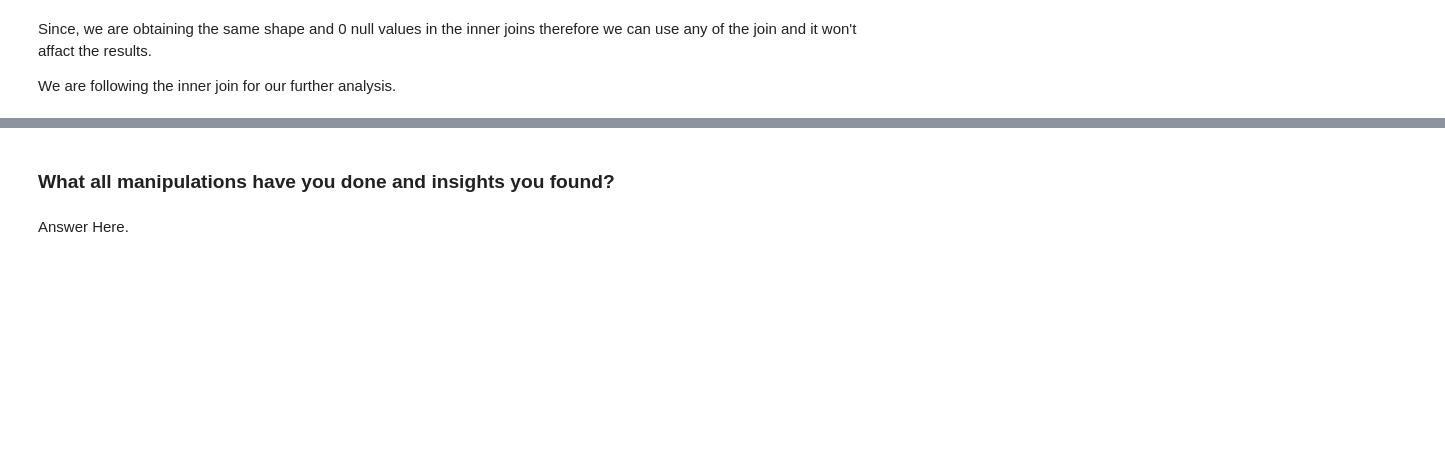
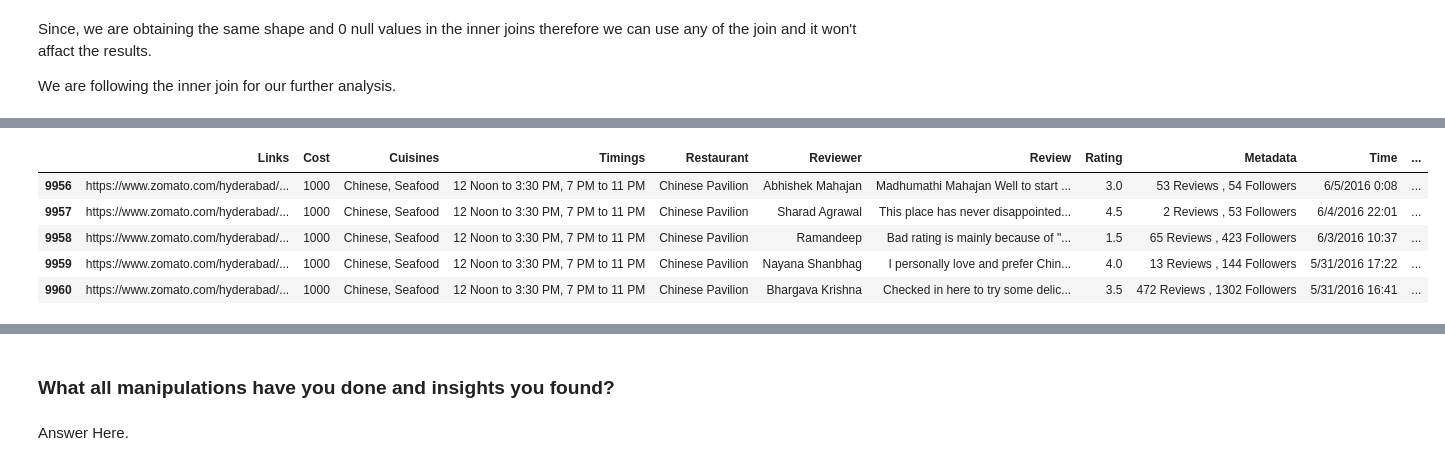
Before and after one commit to niteesh19mt0250/Zamato-Resturant-Clustering-and-Sentiment-Analysis, a Jupyter notebook: Copy_of_Sample_ML_Submission_Template.ipynb, the cells around one changed output, grey strips where cells are left out. Cells and saved outputs as stored; diff of their text form; code cells hidden in the pictures; blank space fills up the shorter version.

```diff
--- a/Copy_of_Sample_ML_Submission_Template.ipynb
+++ b/Copy_of_Sample_ML_Submission_Template.ipynb
@@ -441,0 +1037,10 @@ We are following the inner join for our further analysis.
+# %%
+# Bootom 5 rows of the merged dataset
+df_inner.tail()
+# %% [output]
+|  | Links | Cost | Cuisines | Timings | Restaurant | Reviewer | Review | Rating | Metadata | Time | ... |
+| 9956 | https://www.zomato.com/hyderabad/... | 1000 | Chinese, Seafood | 12 Noon to 3:30 PM, 7 PM to 11 PM | Chinese Pavilion | Abhishek Mahajan | Madhumathi Mahajan Well to start ... | 3.0 | 53 Reviews , 54 Followers | 6/5/2016 0:08 | ... |
+| 9957 | https://www.zomato.com/hyderabad/... | 1000 | Chinese, Seafood | 12 Noon to 3:30 PM, 7 PM to 11 PM | Chinese Pavilion | Sharad Agrawal | This place has never disappointed... | 4.5 | 2 Reviews , 53 Followers | 6/4/2016 22:01 | ... |
+| 9958 | https://www.zomato.com/hyderabad/... | 1000 | Chinese, Seafood | 12 Noon to 3:30 PM, 7 PM to 11 PM | Chinese Pavilion | Ramandeep | Bad rating is mainly because of "... | 1.5 | 65 Reviews , 423 Followers | 6/3/2016 10:37 | ... |
+| 9959 | https://www.zomato.com/hyderabad/... | 1000 | Chinese, Seafood | 12 Noon to 3:30 PM, 7 PM to 11 PM | Chinese Pavilion | Nayana Shanbhag | I personally love and prefer Chin... | 4.0 | 13 Reviews , 144 Followers | 5/31/2016 17:22 | ... |
+| 9960 | https://www.zomato.com/hyderabad/... | 1000 | Chinese, Seafood | 12 Noon to 3:30 PM, 7 PM to 11 PM | Chinese Pavilion | Bhargava Krishna | Checked in here to try some delic... | 3.5 | 472 Reviews , 1302 Followers | 5/31/2016 16:41 | ... |
```
Also changed, not shown: parts of 83 cells of this notebook.
